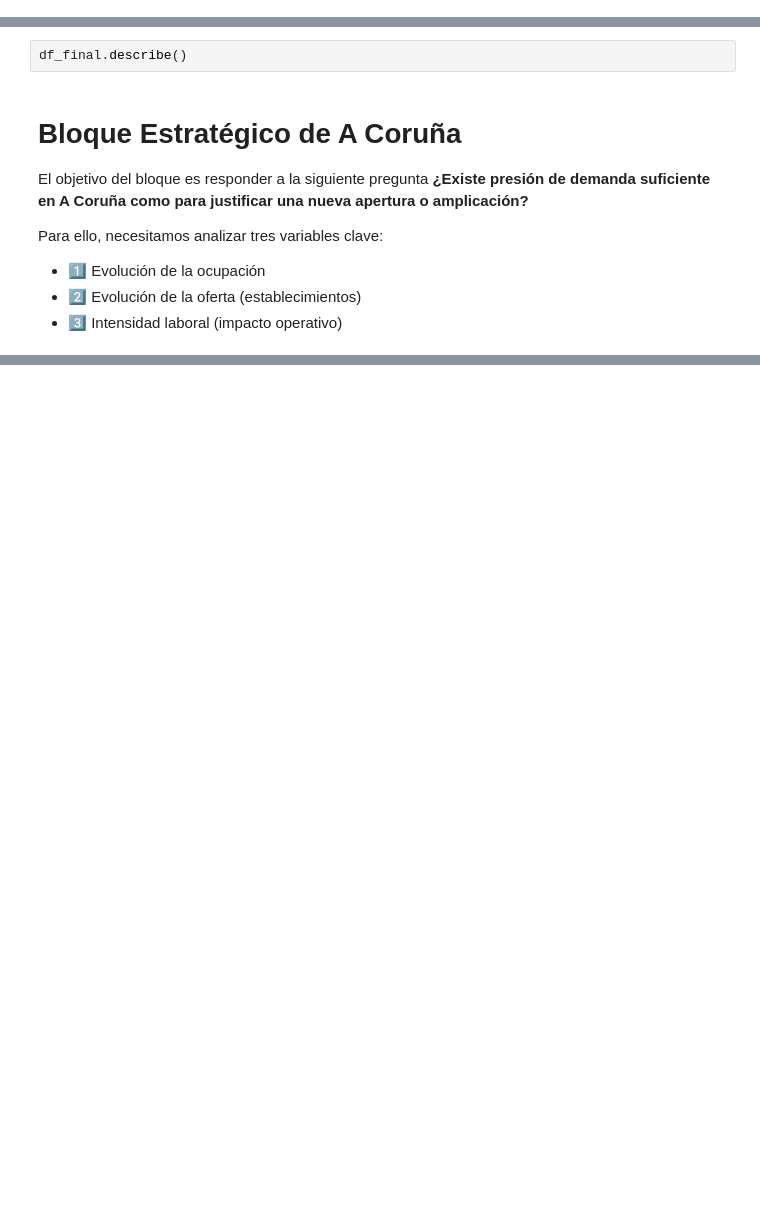
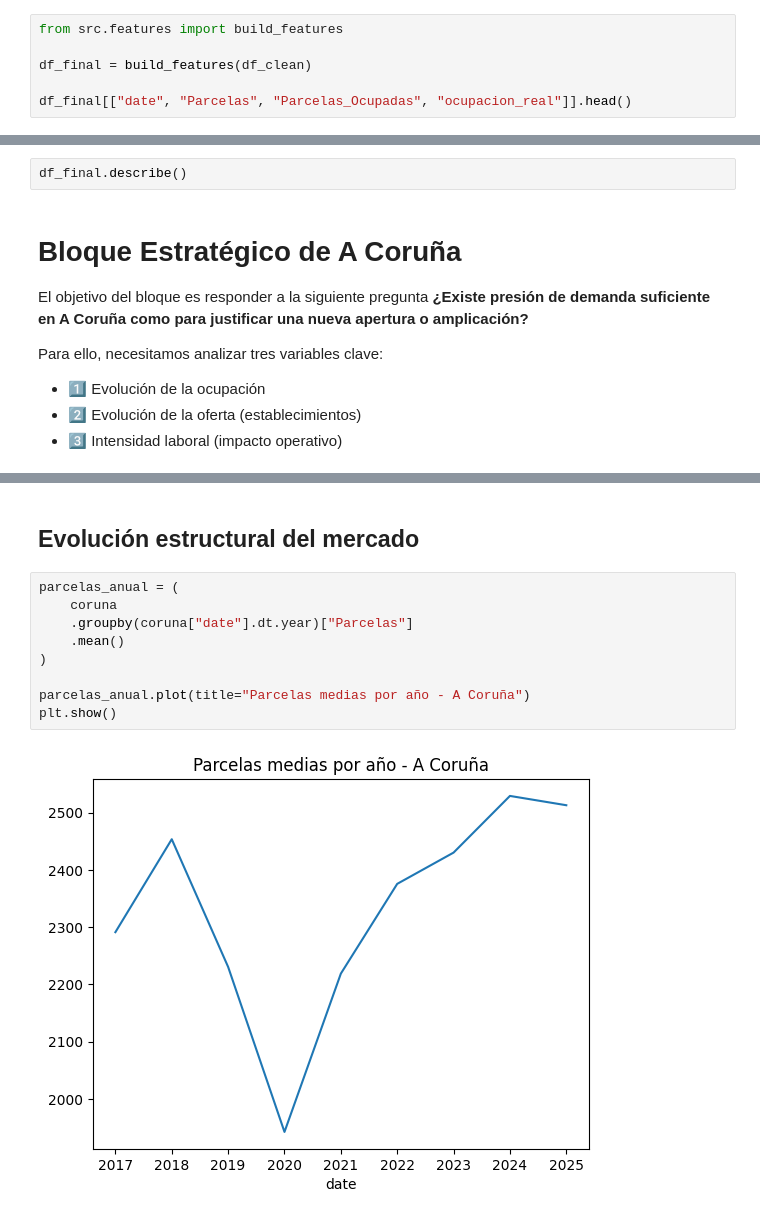
Before and after one commit to davidpargaa/proyecto1_DS_IA, a Jupyter notebook: notebooks/eda.ipynb, the cells around one changed output, grey strips where cells are left out. Saved outputs shown, nothing was run; the diff lists cells and outputs as text; blank space fills up the shorter version.

```diff
--- a/notebooks/eda.ipynb
+++ b/notebooks/eda.ipynb
@@ -274,0 +207,6 @@ df_final.tail()
+# %%
+from src.features import build_features
+
+df_final = build_features(df_clean)
+
+df_final[["date", "Parcelas", "Parcelas_Ocupadas", "ocupacion_real"]].head()
@@ -311,0 +344,13 @@ coruna.head()
+# %% [markdown]
+## Evolución estructural del mercado
+# %%
+parcelas_anual = (
+    coruna
+    .groupby(coruna["date"].dt.year)["Parcelas"]
+    .mean()
+)
+
+parcelas_anual.plot(title="Parcelas medias por año - A Coruña")
+plt.show()
+# %% [output]
+[figure, added]
```
Also changed, not shown: parts of 51 cells of this notebook.
